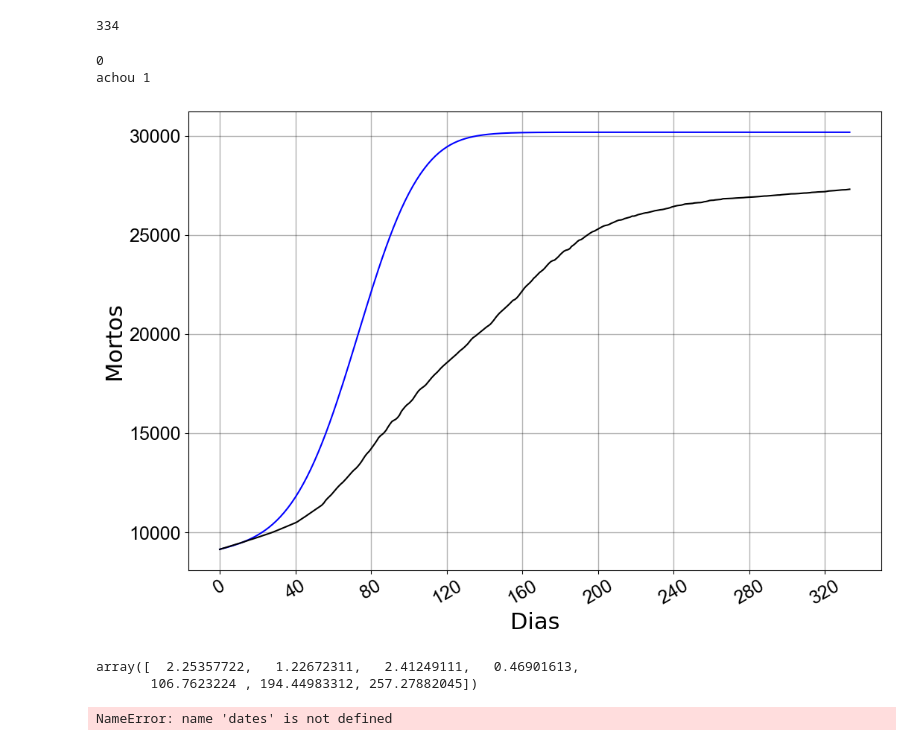
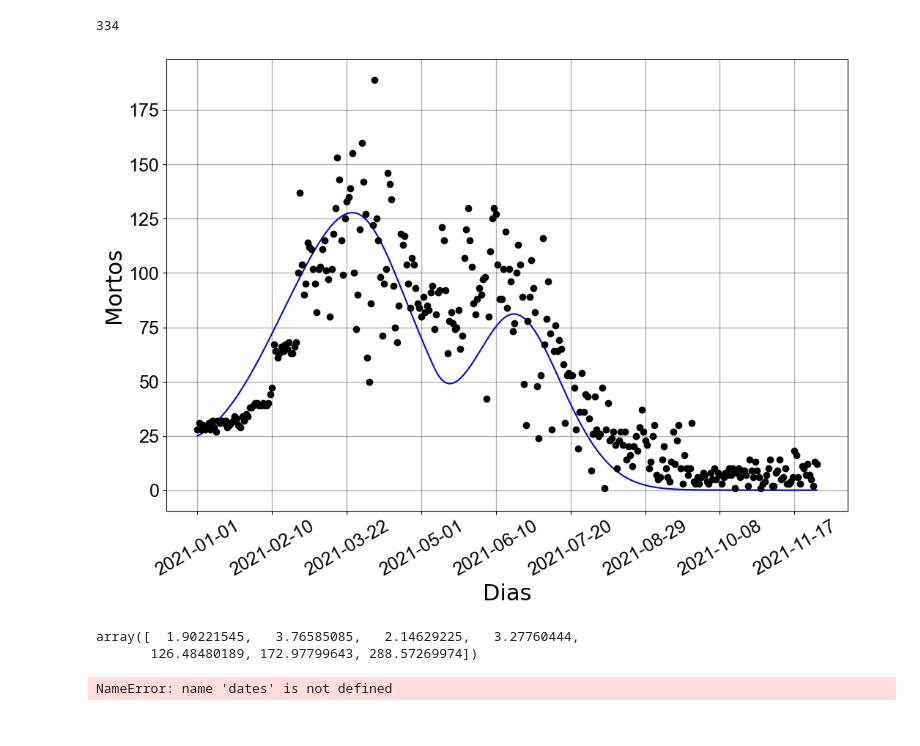
Before and after one commit to filipe7788/SEIHURD, a Jupyter notebook: Fit_Vacinado.ipynb, the cells around one changed output. Drawn from its saved outputs; the diff is of its cells as text; code cells hidden in the pictures.

```diff
--- a/Fit_Vacinado.ipynb
+++ b/Fit_Vacinado.ipynb
@@ -12,8 +15,9 @@ import math
 Psi = pd.read_csv('dados/Psi.csv')
 
 Dados= pd.read_csv ('dados/Dados_novos_BAHIA.csv')
-vacinados_dados = Dados['Vacinados'].fillna(1)
+vacinados_dados = Dados['Vacinados'].fillna(0)
 mortos_dados = Dados['Mortos']
+datas = Dados["datetime"]
 # %%
 npd = len(Psi)
 
@@ -217,24 +221,21 @@ q0 = [
 ]
 
 #Run the minimizer
-n_tries=10  #Quanto maior mais certeza do resultado. Colocar em 100 para roda com mais certeza (Ou até maiws se for necessário)
+n_tries=100  #Quanto maior mais certeza do resultado. Colocar em 100 para roda com mais certeza (Ou até maiws se for necessário)
 ts0 = np.arange(len(novos_vacinados))
-best_pop=Best_Fit(np.diff(mortos_dados), n_tries, ts0, q0)
+# best_pop=Best_Fit(np.diff(mortos_dados), n_tries, ts0, q0)
 
-beta0, beta1, beta2, beta3, t1, t2, t3 = best_pop
+# beta0, beta1, beta2, beta3, t1, t2, t3 = best_pop
 
 #Create an x axixis for plotting the function.
 #parameters
-parode = [beta0, beta1, beta2, beta3, t1, t2, t3]
+# parode = [beta0, beta1, beta2, beta3, t1, t2, t3]
 
-# parode = [  1.80760448,   2.04260806,   0.55305857,   0.61962407,
-#        119.06788216, 199.06391995, 226.28664906]
+parode = [  1.90221545,   3.76585085,   2.14629225,   3.27760444,
+       126.48480189, 172.97799643, 288.57269974]
 # calls integrator
 
 qs = odeint(SIR,q0, ts0,args=(parode,),mxstep=1000000)
-# %% [output]
-0
-achou 1
 # %%
 
 #Save Fig
@@ -248,41 +249,43 @@ fig, ax = pl.subplots(figsize=(12,8))
 
 #Create a grid for visualization.
 ax.grid(which='major', axis='both', color='black',linewidth=1.,alpha=0.3)
 #Plot the points(Scatters). s=size, zorder= priority->(puttin g the points in at the front of everything).
-ax.plot(mortos_dados,color='black',zorder=3,label='Reported data')
+datas = datas[:len(np.diff(mortos_dados))]
+ax.scatter(datas[:len(np.diff(mortos_dados))], np.diff(mortos_dados),color='black',zorder=3,label='Reported data')
+axvline(0.021, 0, 19, ls=':')
 
 #Plot the fitted function as a line.
-ax.plot(N*qi,color='blue',label='Fitted function')
+ax.plot(datas, np.diff(N*qi),color='blue',label='Fitted function')
 ax.autoscale()
 
 #Set the labels
 ax.set_ylabel('Mortos',fontsize=22)
 ax.set_xlabel('Dias', fontsize=22)
 #Set the title
 #The size of the numbers on the axixis
 ax.tick_params(labelsize=18)
 
 #Limiting the ammount of dates on the X axixs
 ax.xaxis.set_major_locator(pl.MaxNLocator(10))
 #Rotating the dates for better visualization
 pl.setp(ax.get_xticklabels(), rotation=30)
 
 
 #Setting the font of the numbers on the axixis as ARIAL
 for tick in ax.get_xticklabels():
     tick.set_fontname("Arial")
 for tick in ax.get_yticklabels():
     tick.set_fontname("Arial")
 
 #Show Graph
 pl.show()
 # %% [output]
-[figure, old version]
+[figure, new version]
 # %%
 best_pop
 # %% [output]
-array([  2.25357722,   1.22672311,   2.41249111,   0.46901613,
-       106.7623224 , 194.44983312, 257.27882045])
+array([  1.90221545,   3.76585085,   2.14629225,   3.27760444,
+       126.48480189, 172.97799643, 288.57269974])
 # %%
 
 #Save Fig
```
Also changed, not shown: parts of 2 cells of this notebook.
